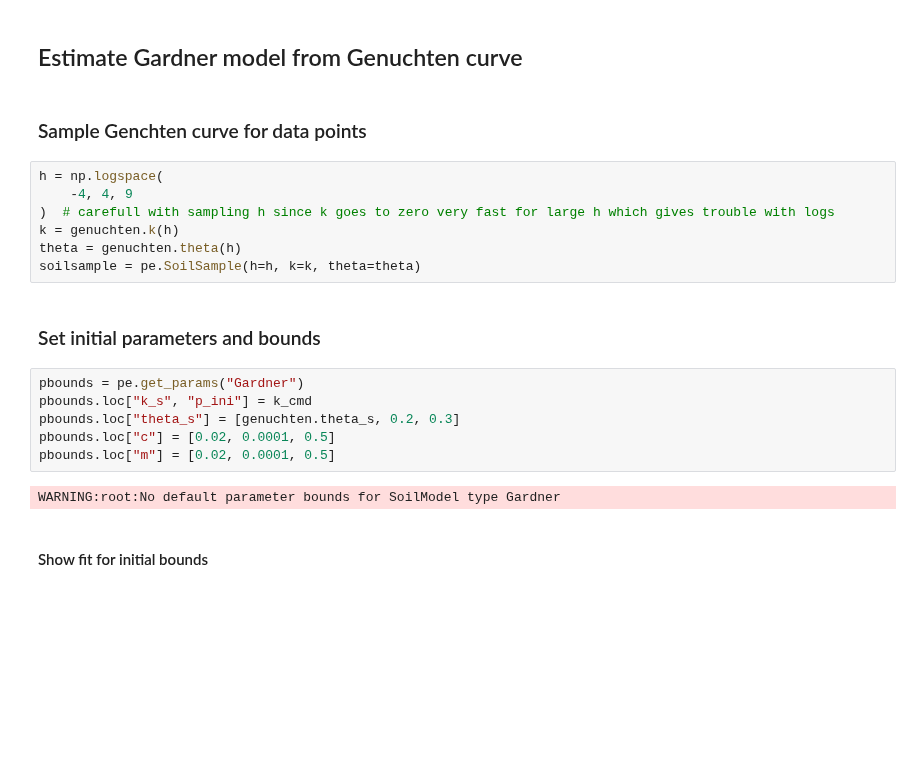
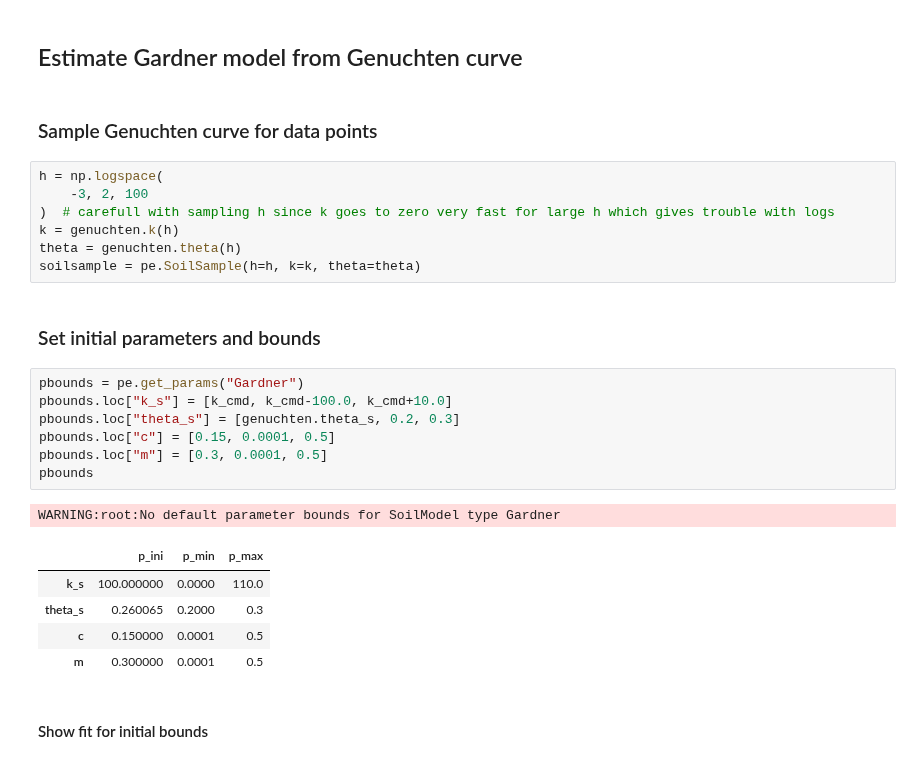
Before and after one commit to martinvonk/pedon, a Jupyter notebook: examples/06_hypags_curvefitting.ipynb, the cells around one changed output. Drawn from its saved outputs; the diff is of its cells as text; blank space fills up the shorter version.

```diff
--- a/examples/06_hypags_curvefitting.ipynb
+++ b/examples/06_hypags_curvefitting.ipynb
@@ -73,10 +73,10 @@ Genuchten(k_s=100.0, theta_r=0.108, theta_s=np.float64(0.260064701261806), alpha
 # %% [markdown]
 ## Estimate Gardner model from Genuchten curve
 # %% [markdown]
-### Sample Genchten curve for data points
+### Sample Genuchten curve for data points
 # %%
 h = np.logspace(
-    -4, 4, 9
+    -3, 2, 100
 )  # carefull with sampling h since k goes to zero very fast for large h which gives trouble with logs
 k = genuchten.k(h)
 theta = genuchten.theta(h)
@@ -85,12 +85,18 @@ soilsample = pe.SoilSample(h=h, k=k, theta=theta)
 ### Set initial parameters and bounds
 # %%
 pbounds = pe.get_params("Gardner")
-pbounds.loc["k_s", "p_ini"] = k_cmd
+pbounds.loc["k_s"] = [k_cmd, k_cmd-100.0, k_cmd+10.0]
 pbounds.loc["theta_s"] = [genuchten.theta_s, 0.2, 0.3]
-pbounds.loc["c"] = [0.02, 0.0001, 0.5]
-pbounds.loc["m"] = [0.02, 0.0001, 0.5]
+pbounds.loc["c"] = [0.15, 0.0001, 0.5]
+pbounds.loc["m"] = [0.3, 0.0001, 0.5]
+pbounds
 # %% [output]
 WARNING:root:No default parameter bounds for SoilModel type Gardner
+|  | p_ini | p_min | p_max |
+| k_s | 100.000000 | 0.0000 | 110.0 |
+| theta_s | 0.260065 | 0.2000 | 0.3 |
+| c | 0.150000 | 0.0001 | 0.5 |
+| m | 0.300000 | 0.0001 | 0.5 |
 # %% [markdown]
 #### Show fit for initial bounds
 # %%
```
Also changed, not shown: parts of 3 cells of this notebook, 15 other files.
